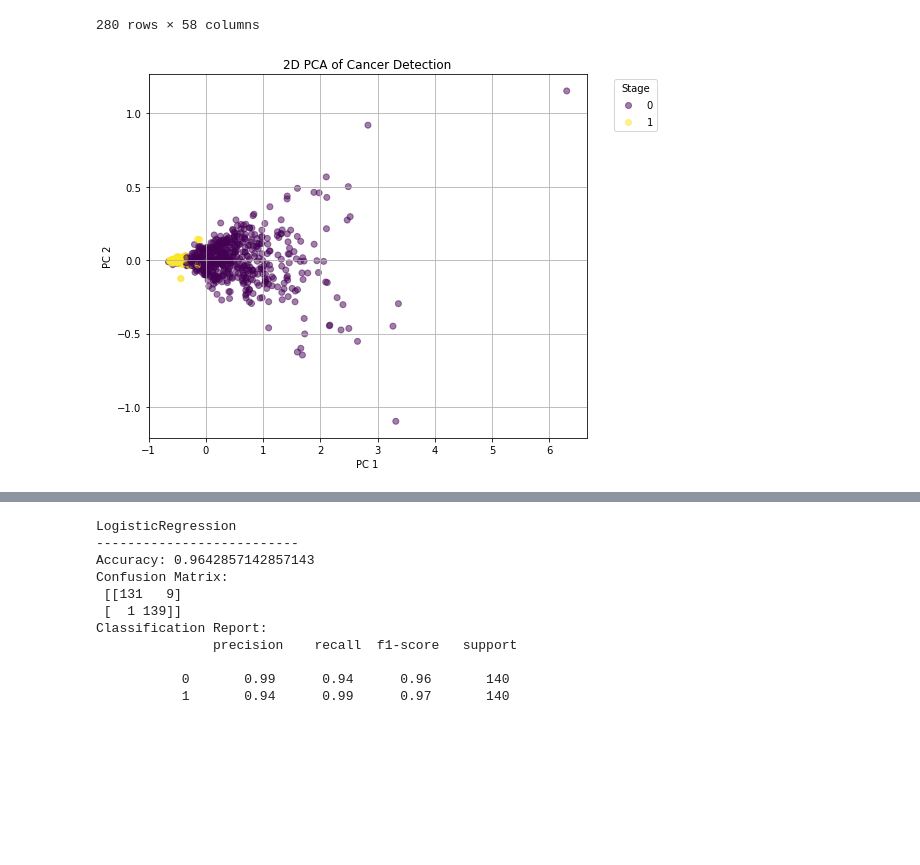
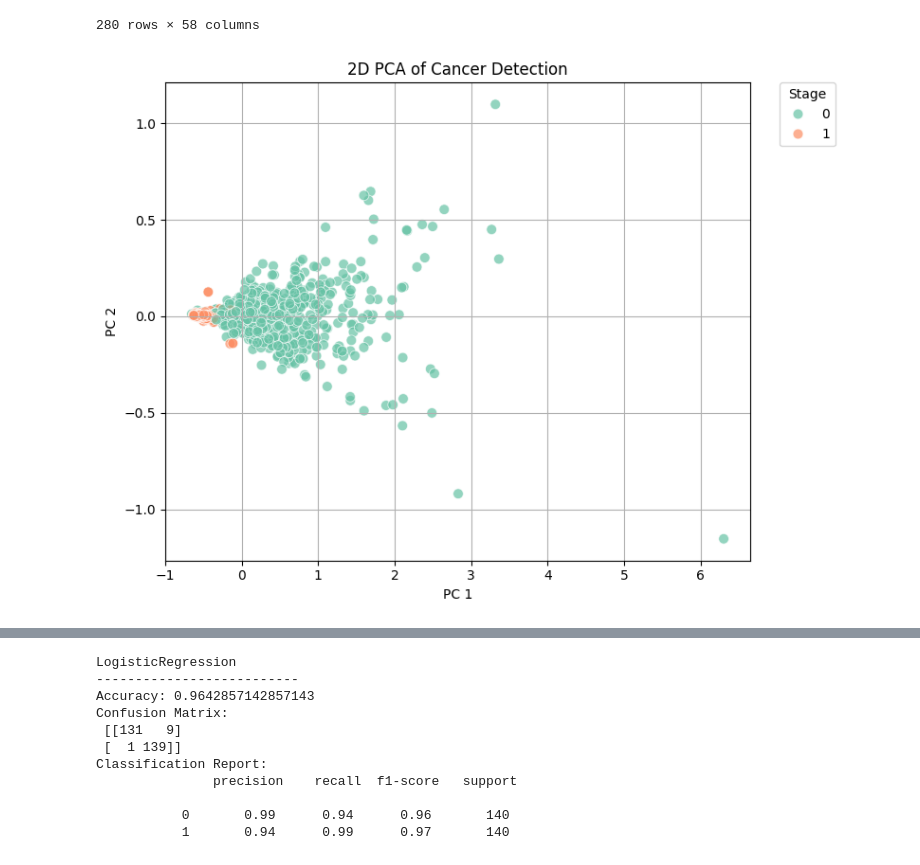
Before and after one commit to zhrsaghaie/OvarianCancer_Project, a Jupyter notebook: 5.2 - binary classification.ipynb, the cells around one changed output, grey strips where cells are left out. Cells and saved outputs as stored; diff of their text form; code cells hidden in the pictures; blank space fills up the shorter version.

Commit message:
Clean data loading and visualization

```diff
--- a/5.2 - binary classification.ipynb
+++ b/5.2 - binary classification.ipynb
@@ -14,0 +10,3 @@ ov_lable = pd.DataFrame({'Stage': [1] * 700})
+# %%
+ov, ov_lable = data.get_raw_OV_data()
+none_cancer = data.get_raw_non_cancer_data()
@@ -224,34 +247,36 @@ X_test
 # %%
 from sklearn.decomposition import PCA
 import matplotlib.pyplot as plt
 import seaborn as sns
 
 
 # Reduce to 2 principal components
 pca = PCA(n_components=2)
 x_pca = pca.fit_transform(X_train)
 
 df_pca = pd.DataFrame(x_pca, columns=["PC1", "PC2"])
 df_pca["Stage"] = y["Stage"].values
 
 
 # Plot PCA
 plt.figure(figsize=(8, 6))
-scatter = plt.scatter(
-    df_pca["PC1"], df_pca["PC2"],
-    c=y["Stage"],
-    cmap='viridis',        # Try 'Set1', 'tab20', or 'nipy_spectral' for more color variety
-    alpha=0.5           # Higher opacity
+sns.scatterplot(
+    data=df_pca,
+    x="PC1", y="PC2",
+    hue="Stage",
+    palette="Set2",
+    alpha=0.7,
+    s=60
 )
-plt.legend(*scatter.legend_elements(), title="Stage", bbox_to_anchor=(1.05, 1), loc='upper left')
 plt.title("2D PCA of Cancer Detection")
 plt.xlabel("PC 1")
 plt.ylabel("PC 2")
 plt.grid(True)
+plt.legend(title="Stage", bbox_to_anchor=(1.05, 1), loc='upper left', borderaxespad=0.)
 plt.tight_layout()
 plt.show()
 # %% [output]
-[figure, old version]
+[figure, new version]
 # %%
 # Drop the Outliers!
 
```
Also changed, not shown: parts of 10 cells of this notebook, 23 other files.
